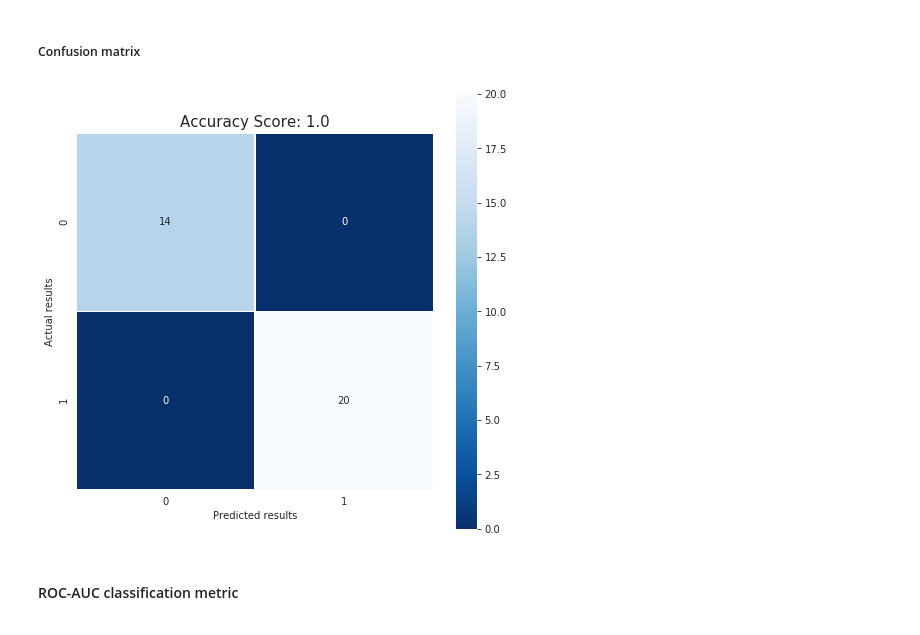
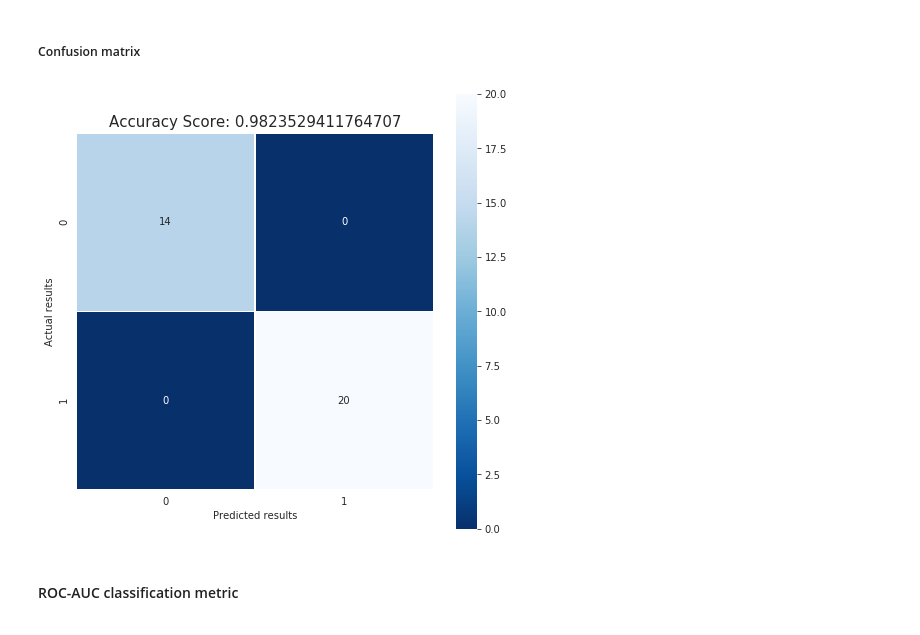
Before and after one commit to Michael-Orange/algorithm_banknotes, a Jupyter notebook: P6.ipynb, the cells around one changed output. Cells and saved outputs as stored; diff of their text form; code cells hidden in the pictures.

```diff
--- a/P6.ipynb
+++ b/P6.ipynb
@@ -430,7 +512,7 @@ for d1, d2 in factors:
 # %% [markdown]
 **Centroids coordinates**
 # %%
-notes = notes.merge(notes_cluster, left_index=True, right_index=True)
+notes = notes.merge(X_scaled_clustered['cluster'], left_index=True, right_index=True)
 centroids_cluster = notes.pivot_table(index='cluster', values=notes.columns[1:-1], aggfunc=np.mean)
 centroids_cluster
 # %% [output]
@@ -637,5 +719,5 @@ X_train, X_test, y_train, y_test = train_test_split(X, y, test_size=0.2, random_
 # %% [markdown]
 <h4>Train Logistic model regression</h4><a id='train_sk'></a>
 # %%
-log_reg2 = LogisticRegression(solver='lbfgs').fit(X_train, y_train)
+log_reg_sk = LogisticRegression(solver='lbfgs').fit(X_train, y_train)
 # %%
@@ -658,8 +740,9 @@ For every one unit increase of the length, the odds of the banknote to be True i
 # %%
 #cross-validation
 kfold = KFold(5, True, 1)
-results = cross_val_score(log_reg2, X, y, cv=kfold)
+results = cross_val_score(log_reg_sk, X, y, cv=kfold)
 print(results)
+score = results.mean()
 print('Accuracy of the model (Kfold):', round(results.mean(),3)*100, '%')
 # %% [output]
 [0.94117647 1.         1.         0.97058824 1.        ]
@@ -667,7 +750,7 @@ Accuracy of the model (Kfold): 98.2 %
 # %% [markdown]
 <h4>Test Model Predictions</h4><a id='test_sk'></a>
 # %%
-y_predict = log_reg2.predict(X_test)
+y_predict = log_reg_sk.predict(X_test)
 # %%
 # Test on the test dataset
 print(dict(zip(X_test.index, y_predict)))
@@ -702,14 +766,15 @@ results
 # %%
 cm = metrics.confusion_matrix(y_test, y_predict)
 
-plt.figure(figsize=(8,8))
+fig = plt.figure(figsize=(8,8))
 sns.heatmap(cm, annot=True, linewidths=.5, square = True, cmap = 'Blues_r');
 plt.ylabel('Actual results');
 plt.xlabel('Predicted results');
 all_sample_title = 'Accuracy Score: {0}'.format(score)
 plt.title(all_sample_title, size = 15);
+fig.savefig('data/output_graphics/confusionmatrix', transparent=True)
 # %% [output]
-[figure, old version]
+[figure, new version]
 # %% [markdown]
 <h4>ROC-AUC classification metric</h4><a id='roc_auc_sk'></a>
 # %% [markdown]
```
Also changed, not shown: parts of 29 cells of this notebook.
